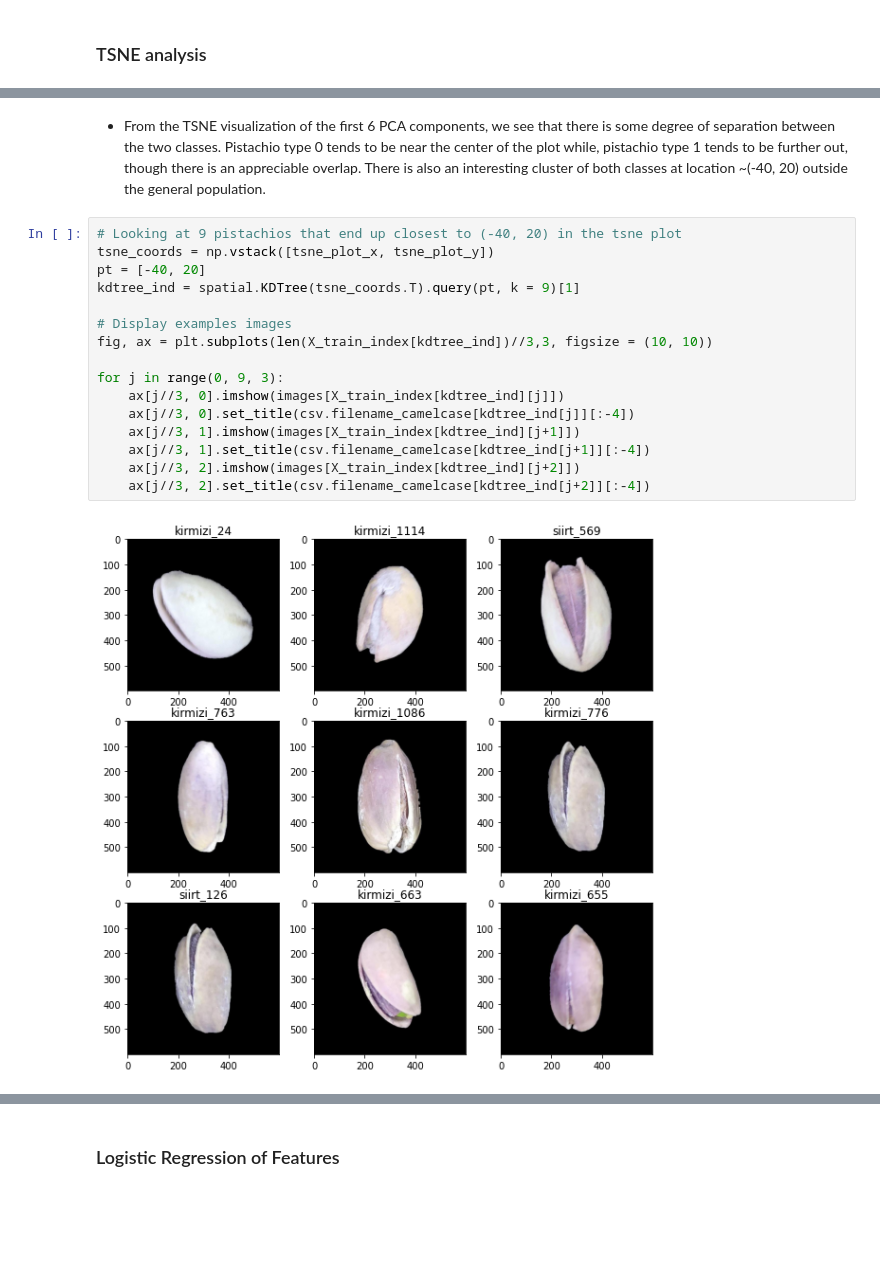
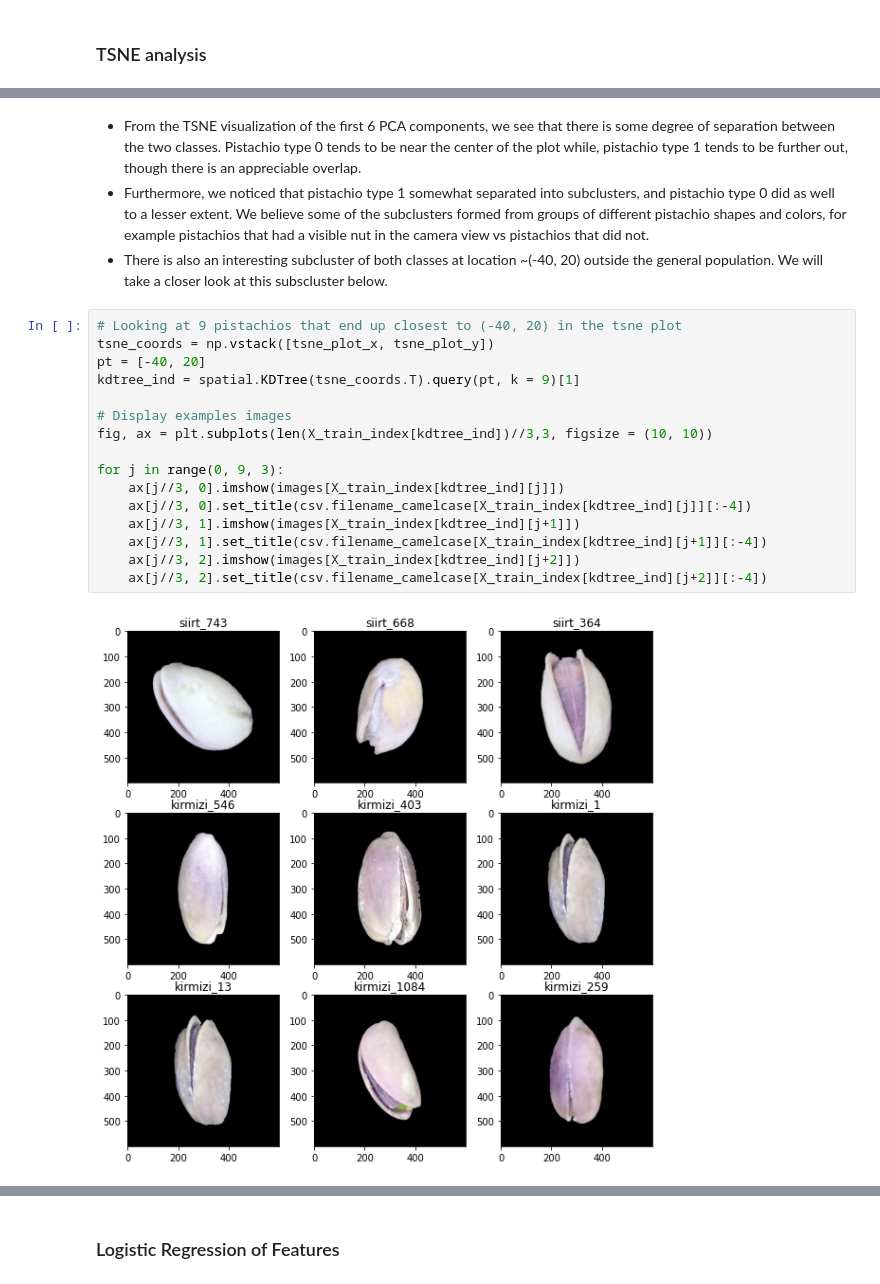
Before and after one commit to bkbormes1/ML_image_feature_processing, a Jupyter notebook: W281_Final_Project_Report.ipynb, the cells around one changed output, grey strips where cells are left out. Drawn from its saved outputs; the diff is of its cells as text; blank space fills up the shorter version.

```diff
--- a/W281_Final_Project_Report.ipynb
+++ b/W281_Final_Project_Report.ipynb
@@ -702,22 +701,24 @@ plt.legend()
 [figure]
 # %% [markdown]
-- From the TSNE visualization of the first 6 PCA components, we see that there is some degree of separation between the two classes. Pistachio type 0 tends to be near the center of the plot while, pistachio type 1 tends to be further out, though there is an appreciable overlap. There is also an interesting cluster of both classes at location ~(-40, 20) outside the general population.
+- From the TSNE visualization of the first 6 PCA components, we see that there is some degree of separation between the two classes. Pistachio type 0 tends to be near the center of the plot while, pistachio type 1 tends to be further out, though there is an appreciable overlap.
+- Furthermore, we noticed that pistachio type 1 somewhat separated into subclusters, and pistachio type 0 did as well to a lesser extent. We believe some of the subclusters formed from groups of different pistachio shapes and colors, for example pistachios that had a visible nut in the camera view vs pistachios that did not.
+- There is also an interesting subcluster of both classes at location ~(-40, 20) outside the general population. We will take a closer look at this subscluster below.
 # %%
 # Looking at 9 pistachios that end up closest to (-40, 20) in the tsne plot
 tsne_coords = np.vstack([tsne_plot_x, tsne_plot_y])
 pt = [-40, 20]
 kdtree_ind = spatial.KDTree(tsne_coords.T).query(pt, k = 9)[1]
 
 # Display examples images
 fig, ax = plt.subplots(len(X_train_index[kdtree_ind])//3,3, figsize = (10, 10))
 
 for j in range(0, 9, 3):
     ax[j//3, 0].imshow(images[X_train_index[kdtree_ind][j]])
-    ax[j//3, 0].set_title(csv.filename_camelcase[kdtree_ind[j]][:-4])
+    ax[j//3, 0].set_title(csv.filename_camelcase[X_train_index[kdtree_ind][j]][:-4])
     ax[j//3, 1].imshow(images[X_train_index[kdtree_ind][j+1]])
-    ax[j//3, 1].set_title(csv.filename_camelcase[kdtree_ind[j+1]][:-4])
+    ax[j//3, 1].set_title(csv.filename_camelcase[X_train_index[kdtree_ind][j+1]][:-4])
     ax[j//3, 2].imshow(images[X_train_index[kdtree_ind][j+2]])
-    ax[j//3, 2].set_title(csv.filename_camelcase[kdtree_ind[j+2]][:-4])
+    ax[j//3, 2].set_title(csv.filename_camelcase[X_train_index[kdtree_ind][j+2]][:-4])
 # %% [output]
-[figure, old version]
+[figure, new version]
 # %% [markdown]
```
Also changed, not shown: parts of 15 cells of this notebook.
